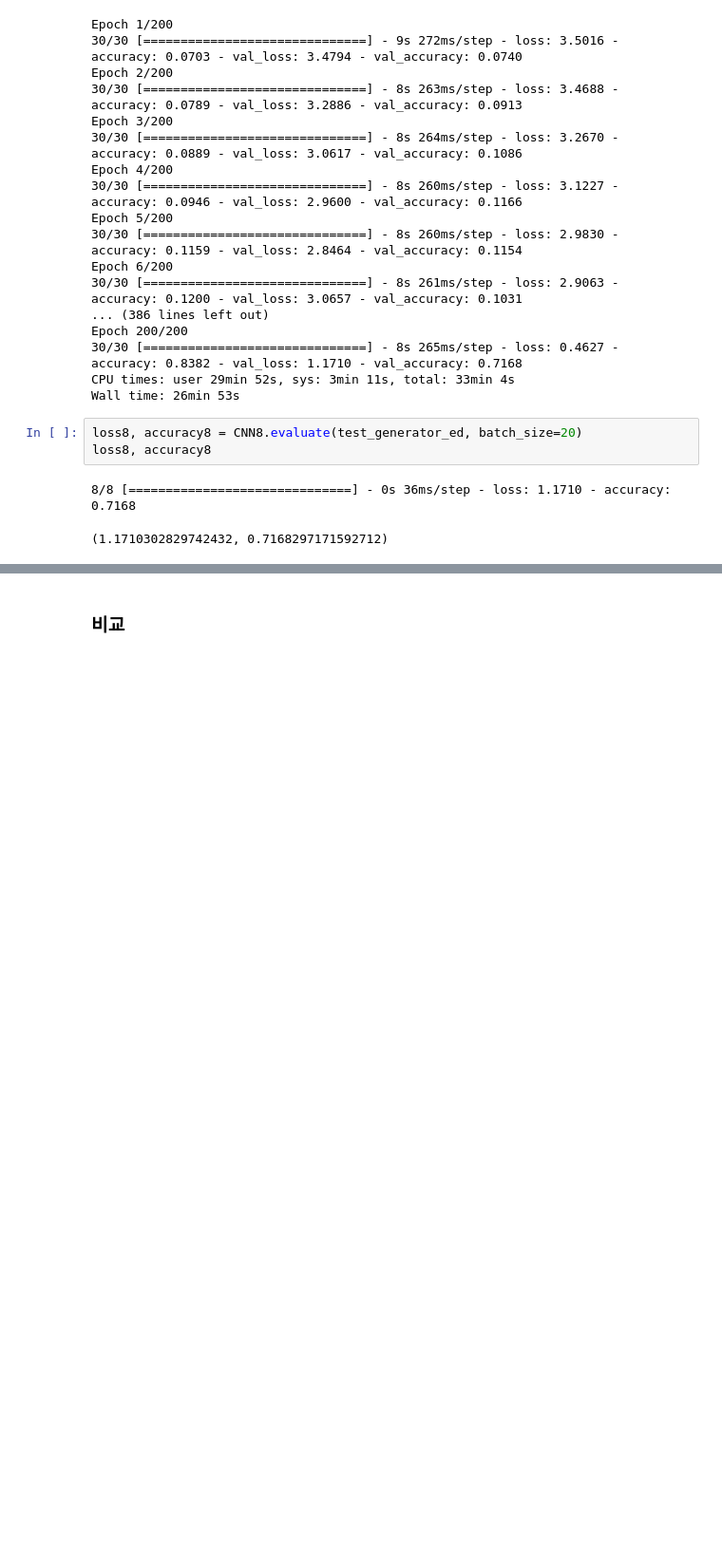
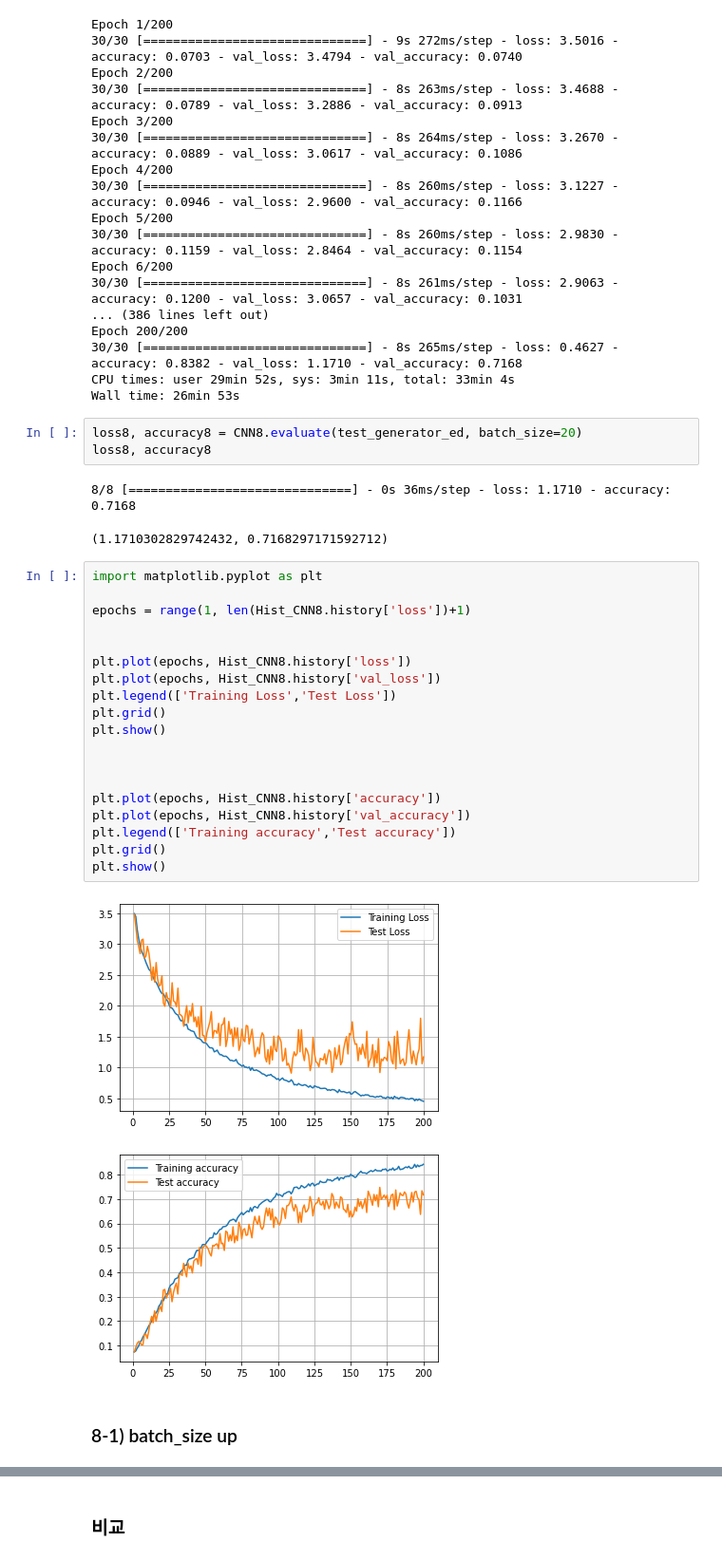
Before and after one commit to Seungeun-Song/Study-for-K-Digital-AI-developer, a Jupyter notebook: Practice/21_03_24_연습3.ipynb, the cells around one changed output, grey strips where cells are left out. Shown at 95% size. Drawn from its saved outputs; the diff is of its cells as text; blank space fills up the shorter version.

```diff
--- a/Practice/21_03_24_연습3.ipynb
+++ b/Practice/21_03_24_연습3.ipynb
@@ -1042,3 +1042,27 @@ loss8, accuracy8
 # %% [output]
 8/8 [==============================] - 0s 36ms/step - loss: 1.1710 - accuracy: 0.7168
 (1.1710302829742432, 0.7168297171592712)
+# %%
+import matplotlib.pyplot as plt
+
+epochs = range(1, len(Hist_CNN8.history['loss'])+1)
+
+
+plt.plot(epochs, Hist_CNN8.history['loss'])
+plt.plot(epochs, Hist_CNN8.history['val_loss'])
+plt.legend(['Training Loss','Test Loss'])
+plt.grid()
+plt.show()
+
+
+
+plt.plot(epochs, Hist_CNN8.history['accuracy'])
+plt.plot(epochs, Hist_CNN8.history['val_accuracy'])
+plt.legend(['Training accuracy','Test accuracy'])
+plt.grid()
+plt.show()
+# %% [output]
+[figure, added]
+[figure, added]
+# %% [markdown]
+### 8-1) batch_size up
```
Also changed, not shown: parts of 12 cells of this notebook.
